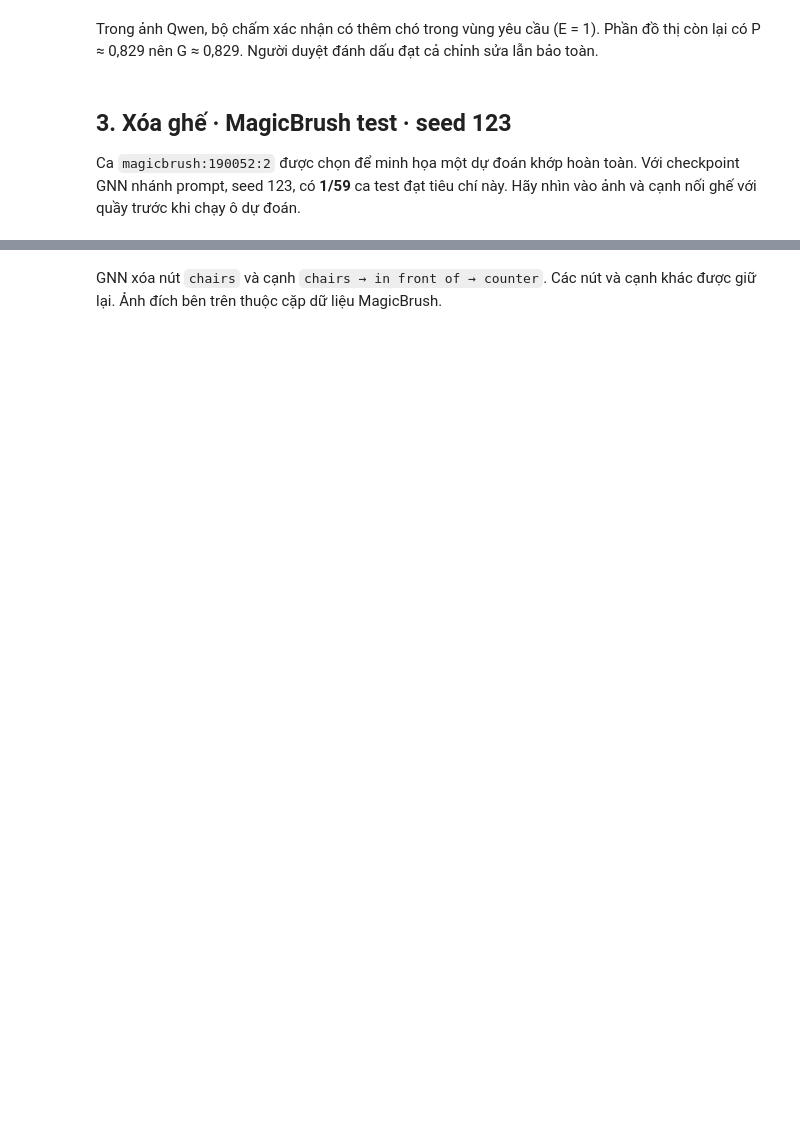
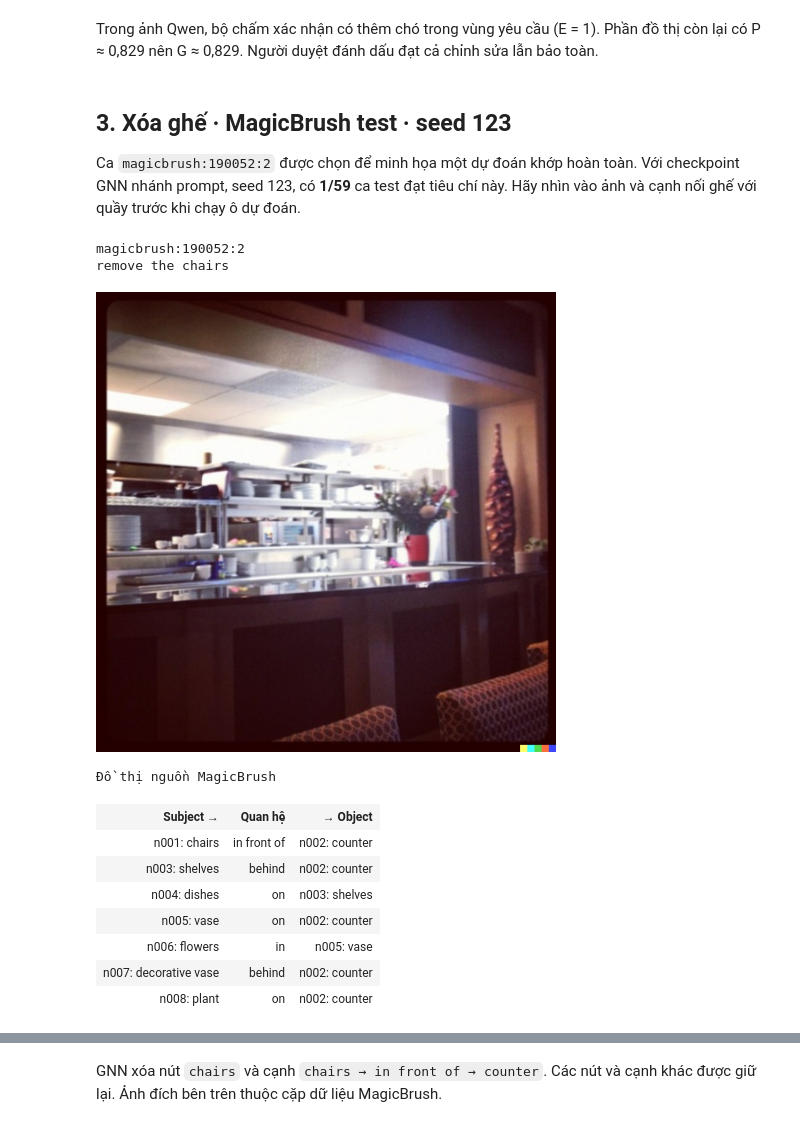
Before and after one commit to keiranoluv/semantic-graph-editing, a Jupyter notebook: submission/notebooks/graph_editing_live_demo.ipynb, the cells around one changed output, grey strips where cells are left out. Drawn from its saved outputs; the diff is of its cells as text; code cells hidden in the pictures; blank space fills up the shorter version.

Commit message:
Save outputs in live graph editing notebook

```diff
--- a/submission/notebooks/graph_editing_live_demo.ipynb
+++ b/submission/notebooks/graph_editing_live_demo.ipynb
@@ -96,21 +226,34 @@ Ca `magicbrush:190052:2` được chọn để minh họa một dự đoán kh
 # %%
 from task2_graph_editing.magicbrush.dataset import rows
 from task2_graph_editing.magicbrush.examples import example
 from common.io import sha256
 
 chair = next(row for row in rows("test") if row["id"] == "magicbrush:190052:2")
 
 def show_magicbrush_image(role):
     checksum = chair["images"][role]
     path = ROOT / "data/processed/level2/magicbrush-v1/images" / f"{checksum}.png"
     if sha256(path) != checksum:
         raise ValueError(f"Ảnh sai checksum: {role}")
-    display(Image(filename=str(path), width=460))
+    display_preview(path, width=460)
 
 print(chair["id"], chair["instruction"], sep="\n")
 show_magicbrush_image("source_image")
 chairs_source = EditGraph.from_dict(chair["source_graph"])
 display(HTML(graph_html(chairs_source.to_dict(), "Đồ thị nguồn MagicBrush", "chair-source")))
+# %% [output]
+magicbrush:190052:2
+remove the chairs
+[figure, added]
+Đồ thị nguồn MagicBrush
+| Subject → | Quan hệ | → Object |
+| n001: chairs | in front of | n002: counter |
+| n003: shelves | behind | n002: counter |
+| n004: dishes | on | n003: shelves |
+| n005: vase | on | n002: counter |
+| n006: flowers | in | n005: vase |
+| n007: decorative vase | behind | n002: counter |
+| n008: plant | on | n002: counter |
 # %%
 chair_ops, chair_graph, chair_checkpoint = predict(chairs_source, chair["instruction"], seed=123)
 print("Checkpoint:", chair_checkpoint["checkpoint"])
```
Also changed, not shown: parts of 9 cells of this notebook.
